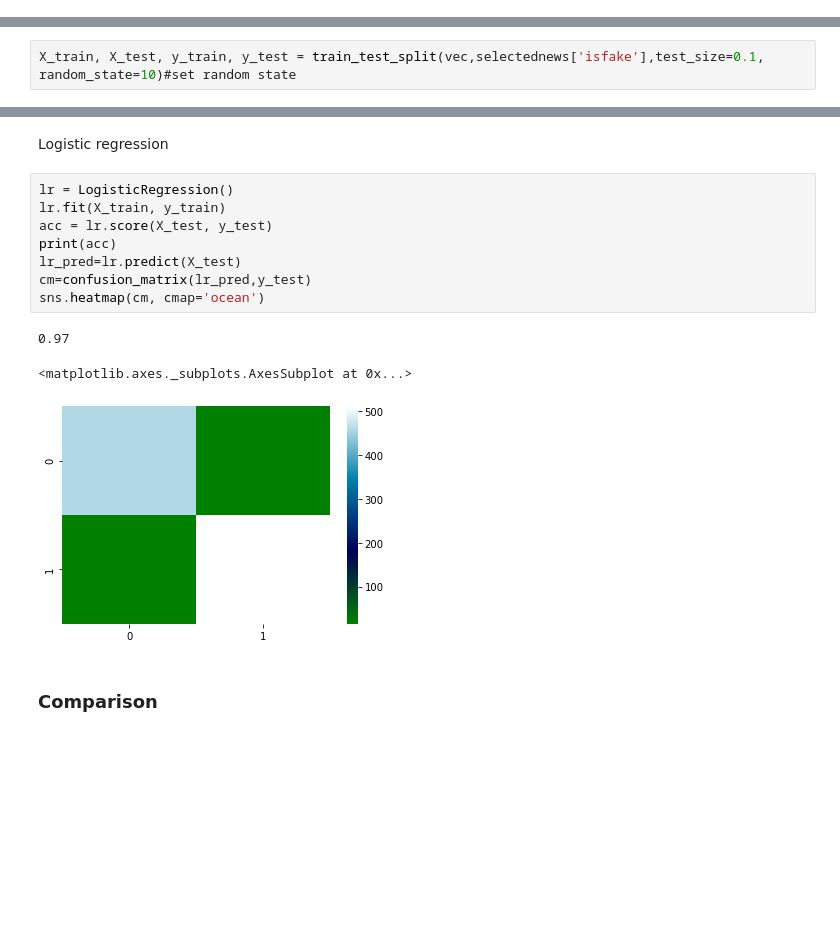
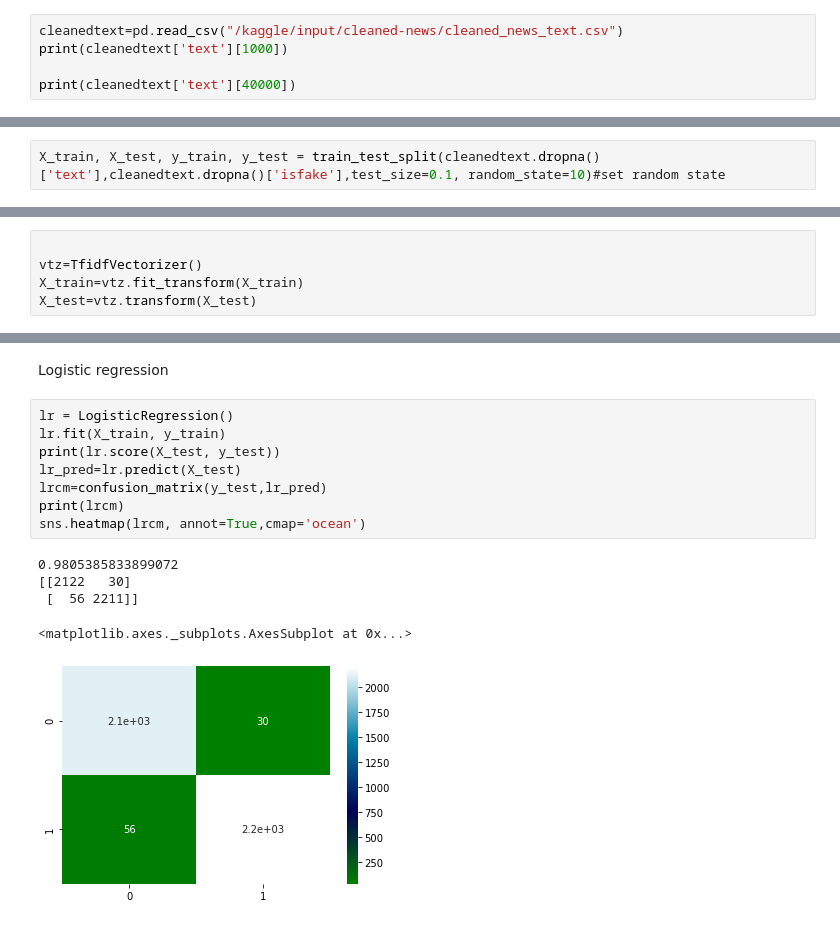
Before and after one commit to iasnobmatsu/COMP-562-Final-Project, a Jupyter notebook: models.ipynb, the cells around one changed output, grey strips where cells are left out. Cells and saved outputs as stored; diff of their text form; blank space fills up the shorter version.

```diff
--- a/models.ipynb
+++ b/models.ipynb
@@ -151,0 +143,5 @@ print(vtz.get_feature_names()[400:500])
+# %%
+cleanedtext=pd.read_csv("/kaggle/input/cleaned-news/cleaned_news_text.csv")
+print(cleanedtext['text'][1000])
+
+print(cleanedtext['text'][40000])
@@ -152,5 +151,5 @@ print(vtz.get_feature_names()[400:500])
 # %%
-X_train, X_test, y_train, y_test = train_test_split(vec,selectednews['isfake'],test_size=0.1, random_state=10)#set random state
+X_train, X_test, y_train, y_test = train_test_split(cleanedtext.dropna()['text'],cleanedtext.dropna()['isfake'],test_size=0.1, random_state=10)#set random state
 # %%
 X_train.shape
 # %% [output]
@@ -157,0 +161,5 @@ X_train.shape
+# %%
+
+vtz=TfidfVectorizer()
+X_train=vtz.fit_transform(X_train)
+X_test=vtz.transform(X_test)
@@ -162,14 +182,14 @@ Logistic regression
 # %%
 lr = LogisticRegression()
 lr.fit(X_train, y_train)
-acc = lr.score(X_test, y_test)
-print(acc)
+print(lr.score(X_test, y_test))
 lr_pred=lr.predict(X_test)
-cm=confusion_matrix(lr_pred,y_test)
-sns.heatmap(cm, cmap='ocean')
+lrcm=confusion_matrix(y_test,lr_pred)
+print(lrcm)
+sns.heatmap(lrcm, annot=True,cmap='ocean')
 # %% [output]
-0.97
+0.9805385833899072
+[[2122   30]
+ [  56 2211]]
 <matplotlib.axes._subplots.AxesSubplot at 0x...>
-[figure, old version]
+[figure, new version]
-# %% [markdown]
-### Comparison
```
Also changed, not shown: parts of 25 cells of this notebook, 14 other files.
